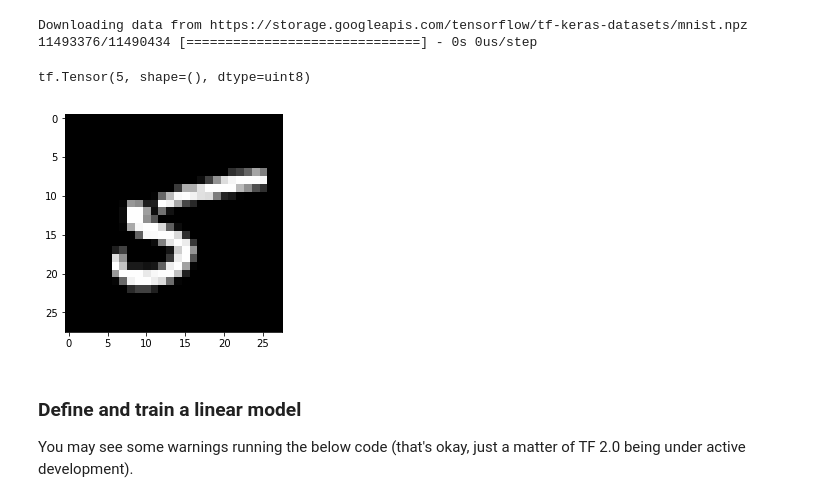
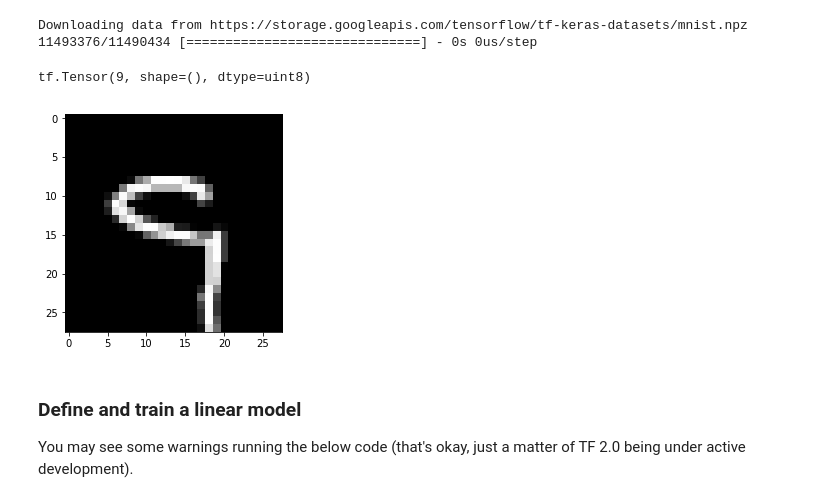
Before and after one commit to yuchu1996/cy-web.github.io, a Jupyter notebook: Copy_of_a1.ipynb, the cells around one changed output. Drawn from its saved outputs; the diff is of its cells as text; code cells hidden in the pictures.

```diff
--- a/Copy_of_a1.ipynb
+++ b/Copy_of_a1.ipynb
@@ -358,12 +361,12 @@ Downloading data from https://storage.googleapis.com/tensorflow/tf-keras-dataset
 11493376/11490434 [==============================] - 0s 0us/step
 # %%
 # A quick example of iterating over a dataset object
-for image, label in train_ds.take(1):
-  plt.imshow(image[0], plt.get_cmap('gray'))
-  print(label[0])
+for image, label in train_ds.take(1):##random smaple
+  plt.imshow(image[4], plt.get_cmap('gray'))
+  print(label[4])
 # %% [output]
-tf.Tensor(5, shape=(), dtype=uint8)
+tf.Tensor(9, shape=(), dtype=uint8)
-[figure, old version]
+[figure, new version]
 # %% [markdown]
 ### Define and train a linear model
 
```
Also changed, not shown: parts of 8 cells of this notebook.
